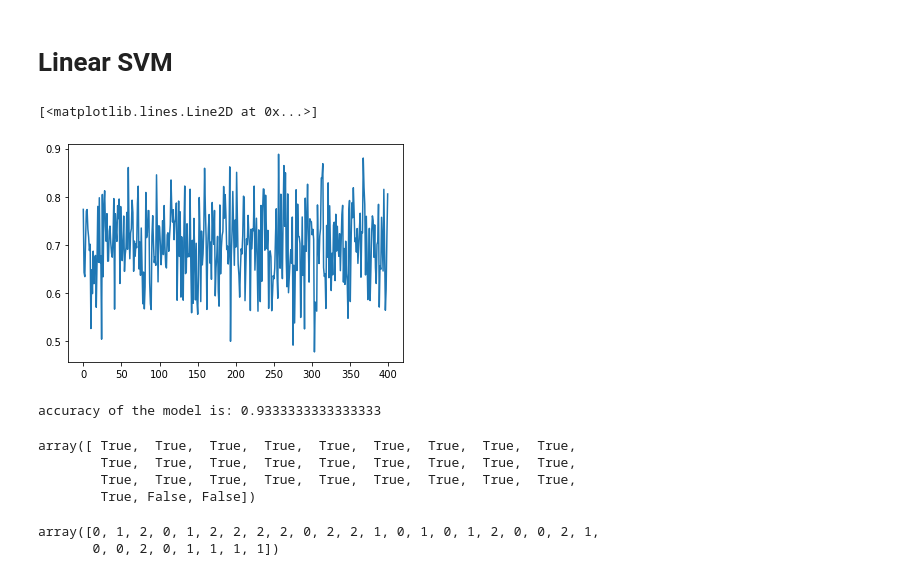
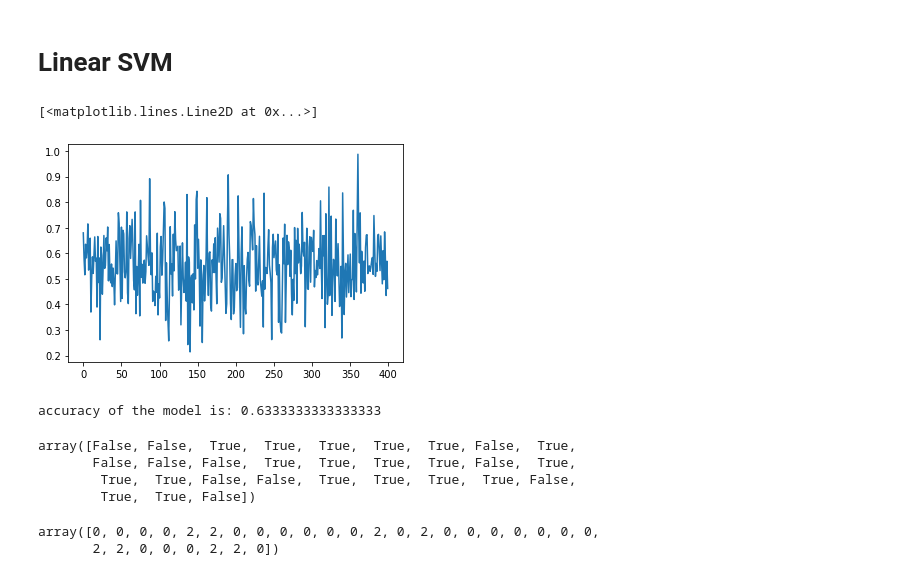
Before and after one commit to lidaliang/ML_from_scratch, a Jupyter notebook: classification tests.ipynb, the cells around one changed output. Saved outputs shown, nothing was run; the diff lists cells and outputs as text; code cells hidden in the pictures.

```diff
--- a/classification tests.ipynb
+++ b/classification tests.ipynb
@@ -30,30 +30,30 @@ from models.linear_classifiers import LinearSVM
 svm = LinearSVM()
 # %%
 hist = svm.train(X_train,y_train,num_iters = 400,
-                 reg = 1e-3, learning_rate = 1e-4, batch_size = 30)
+                 reg = 1e-3, learning_rate = 1e-3, batch_size = 30)
 
 plt.plot(hist)
 # %% [output]
 [<matplotlib.lines.Line2D at 0x...>]
-[figure, old version]
+[figure, new version]
 # %%
 y_test_pred = svm.predict(X_test)
 # %%
 print("accuracy of the model is:",np.mean(y_test_pred == y_test))
 # %% [output]
-accuracy of the model is: 0.9333333333333333
+accuracy of the model is: 0.6333333333333333
 # %%
 y_test == y_test_pred
 # %% [output]
-array([ True,  True,  True,  True,  True,  True,  True,  True,  True,
-        True,  True,  True,  True,  True,  True,  True,  True,  True,
-        True,  True,  True,  True,  True,  True,  True,  True,  True,
-        True, False, False])
+array([False, False,  True,  True,  True,  True,  True, False,  True,
+       False, False, False,  True,  True,  True,  True, False,  True,
+        True,  True, False, False,  True,  True,  True,  True, False,
+        True,  True, False])
 # %%
 y_test_pred
 # %% [output]
-array([0, 1, 2, 0, 1, 2, 2, 2, 2, 0, 2, 2, 1, 0, 1, 0, 1, 2, 0, 0, 2, 1,
-       0, 0, 2, 0, 1, 1, 1, 1])
+array([0, 0, 0, 0, 2, 2, 0, 0, 0, 0, 0, 0, 2, 0, 2, 0, 0, 0, 0, 0, 0, 0,
+       2, 2, 0, 0, 0, 2, 2, 0])
 # %%
 y_test
 # %% [output]
```
Also changed, not shown: parts of 9 cells of this notebook, 1 other file.
